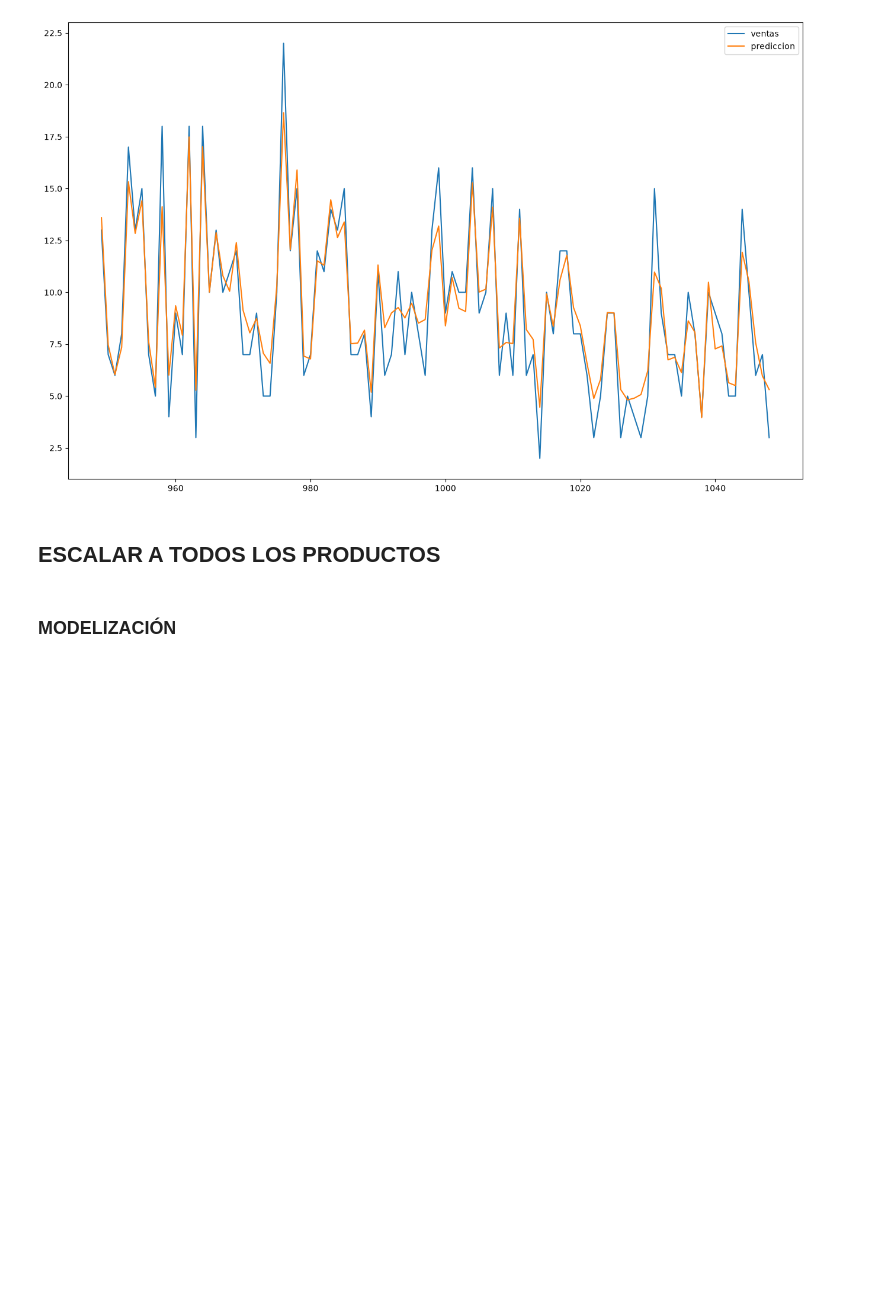
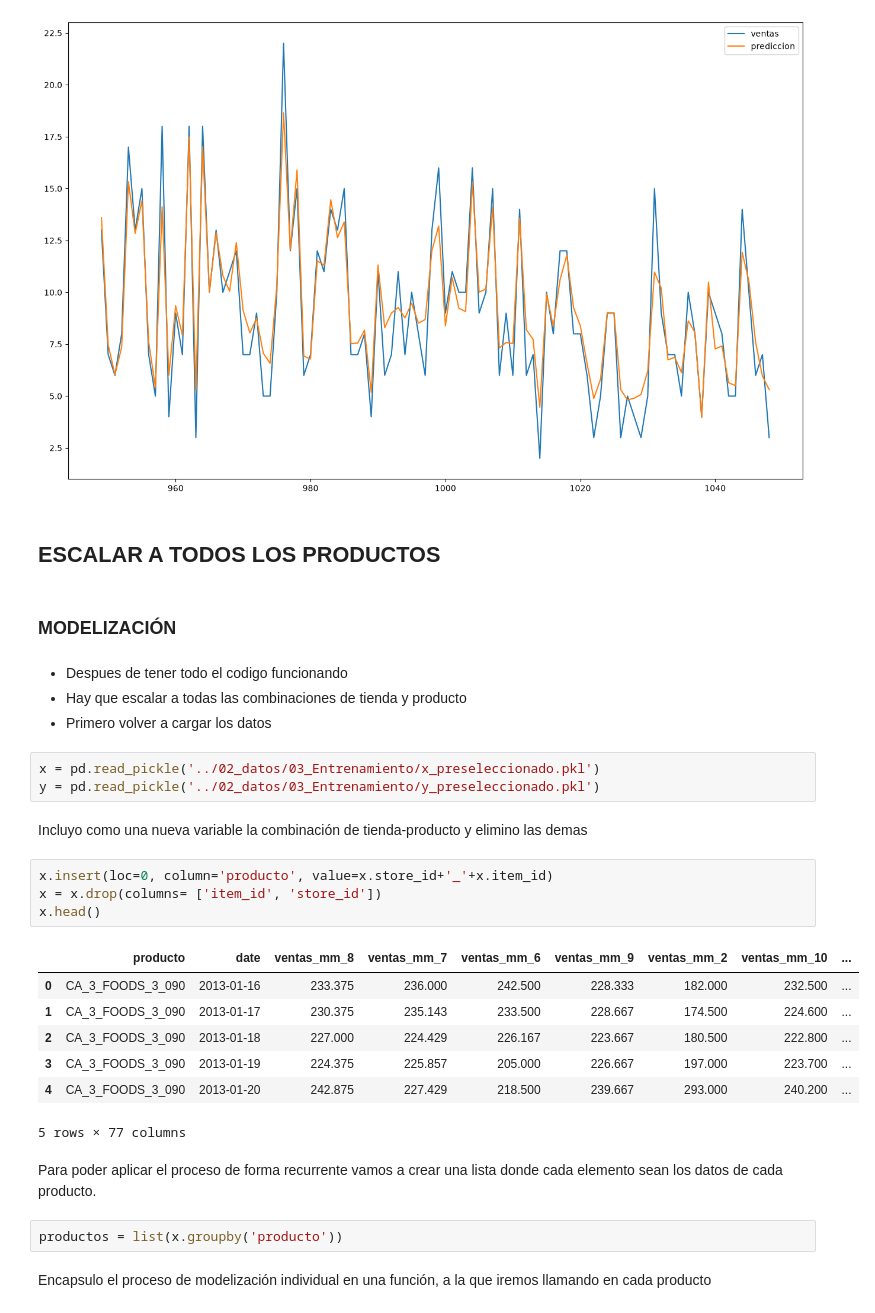
Before and after one commit to PabloHVega/ForecastingRetail, a Jupyter notebook: 03_notebooks/06_Modelizacion.ipynb, the cells around one changed output. Cells and saved outputs as stored; diff of their text form; blank space fills up the shorter version.

```diff
--- a/03_notebooks/06_Modelizacion.ipynb
+++ b/03_notebooks/06_Modelizacion.ipynb
@@ -133,3 +133,30 @@ temp.tail(100).plot(figsize= (16,10));
 ## ESCALAR A TODOS LOS PRODUCTOS
 # %% [markdown]
 ### MODELIZACIÓN
+# %% [markdown]
+- Despues de tener todo el codigo funcionando
+- Hay que escalar a todas las combinaciones de tienda y producto
+- Primero volver a cargar los datos
+# %%
+x = pd.read_pickle('../02_datos/03_Entrenamiento/x_preseleccionado.pkl')
+y = pd.read_pickle('../02_datos/03_Entrenamiento/y_preseleccionado.pkl')
+# %% [markdown]
+Incluyo como una nueva variable la combinación de tienda-producto y elimino las demas
+# %%
+x.insert(loc=0, column='producto', value=x.store_id+'_'+x.item_id)
+x = x.drop(columns= ['item_id', 'store_id'])
+x.head()
+# %% [output]
+|  | producto | date | ventas_mm_8 | ventas_mm_7 | ventas_mm_6 | ventas_mm_9 | ventas_mm_2 | ventas_mm_10 | ... |
+| 0 | CA_3_FOODS_3_090 | 2013-01-16 | 233.375 | 236.000 | 242.500 | 228.333 | 182.000 | 232.500 | ... |
+| 1 | CA_3_FOODS_3_090 | 2013-01-17 | 230.375 | 235.143 | 233.500 | 228.667 | 174.500 | 224.600 | ... |
+| 2 | CA_3_FOODS_3_090 | 2013-01-18 | 227.000 | 224.429 | 226.167 | 223.667 | 180.500 | 222.800 | ... |
+| 3 | CA_3_FOODS_3_090 | 2013-01-19 | 224.375 | 225.857 | 205.000 | 226.667 | 197.000 | 223.700 | ... |
+| 4 | CA_3_FOODS_3_090 | 2013-01-20 | 242.875 | 227.429 | 218.500 | 239.667 | 293.000 | 240.200 | ... |
+5 rows × 77 columns
+# %% [markdown]
+Para poder aplicar el proceso de forma recurrente vamos a crear una lista donde cada elemento sean los datos de cada producto.
+# %%
+productos = list(x.groupby('producto'))
+# %% [markdown]
+Encapsulo el proceso de modelización individual en una función, a la que iremos llamando en cada producto
```
Also changed, not shown: parts of 10 cells of this notebook, 1 other file.
